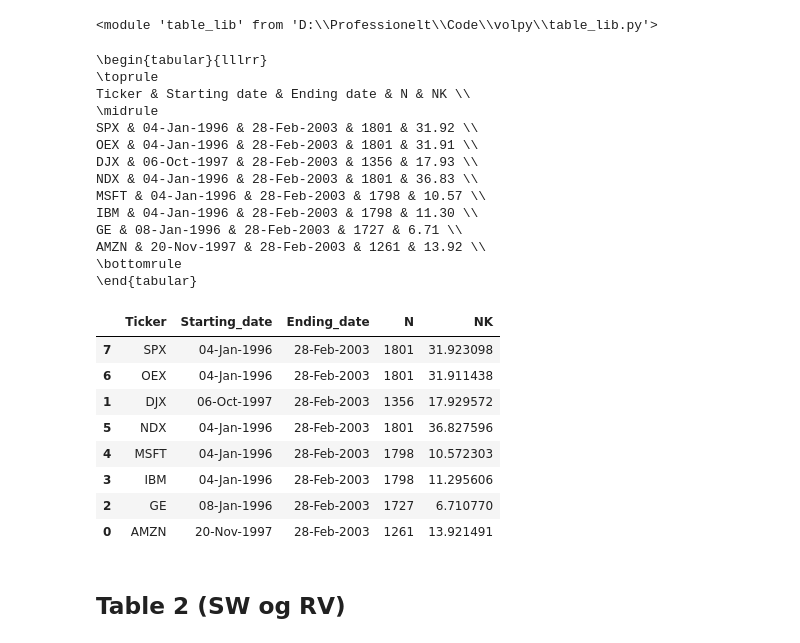
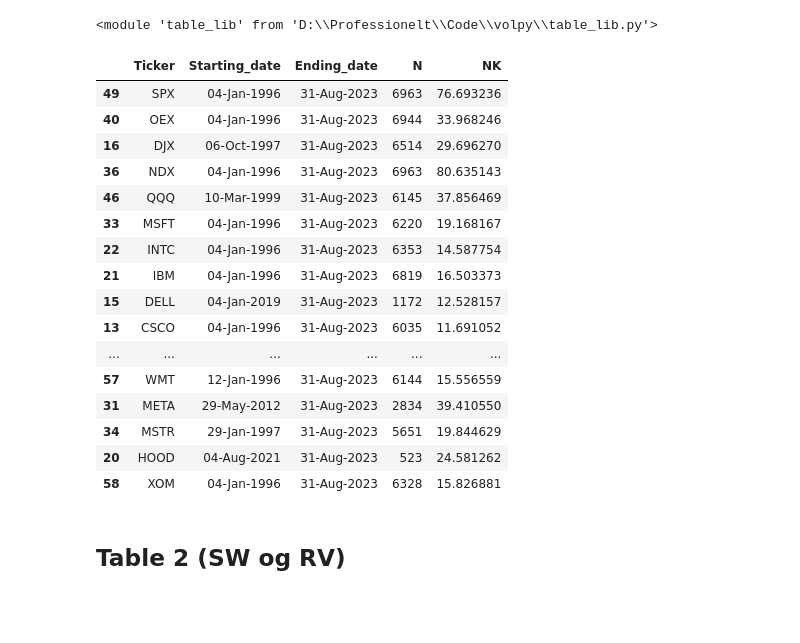
Before and after one commit to MadsHebsgaard/volpy, a Jupyter notebook: main.ipynb, the cells around one changed output. Saved outputs shown, nothing was run; the diff lists cells and outputs as text; code cells hidden in the pictures; blank space fills up the shorter version.

```diff
--- a/main.ipynb
+++ b/main.ipynb
@@ -32,17 +33,15 @@ importlib.reload(table_lib)
 # %%
 # Load data
 profile = "Mads"
-data_folder = "i4s4"
-tickers = None
+data_folder = "US ZOO"   # "i4s4"  ,   "US ZOO"
+tickers = ['SPX', 'OEX', "DJX", "DNX", "GE", "AMZN", "TSLA"] #  None
 # tickers = ["SPX", "OEX", "AMZN"]
 od, FW, ZCY_curves, returns_and_prices = load_clean_lib.load_od_FW_ZCY(profile, data_folder, tickers = tickers)
+first_day = od["date"].min()
+last_day = od["date"].max()
 
 # first_day = pd.to_datetime("1996-01-04")
-# last_day = pd.to_datetime("1997-01-01")
-first_day = pd.to_datetime("1996-01-04")
-# first_day = pd.to_datetime("2002-01-04")
-last_day = pd.to_datetime("2003-02-28")
-# last_day = pd.to_datetime("1996-05-01")
+# last_day = pd.to_datetime("2003-02-28")
 
 # Clean data
 od = load_clean_lib.clean_od(od, first_day = first_day, last_day = last_day)
@@ -92,3 +93,5 @@ summary_dly_df = vp.fill_swap_rates(summary_dly_df, od_rdy, n_points=200)
+# %%
+summary_dly_df = pd.read_csv(f"data/summary_dly_df 2025-03_11_11-44.csv")
 # %% [markdown]
 ## Keep only active days, and take average for table (just overview)
 # %%
@@ -129,6 +121,8 @@ merged_df = summary_dly_df_reset.merge(
 # Optionally, set the index back to ['Date', 'Ticker']
 summary_dly_df = merged_df.set_index(['Date', 'Ticker'])
 summary_dly_df = summary_dly_df.reset_index()
+# %%
+summary_dly_df = summary_dly_df[summary_dly_df["SW"].notna()]
 # %% [markdown]
 ## Table 1 (Aktive dage)
 # %%
@@ -139,31 +133,25 @@ importlib.reload(table_lib)
 <module 'table_lib' from 'D:\\Professionelt\\Code\\volpy\\table_lib.py'>
 # %%
 importlib.reload(table_lib)
-table_lib.CarrWu2009_table_1(summary_dly_df, print_latex = True)
+table_lib.CarrWu2009_table_1(summary_dly_df, print_latex = False)
 # %% [output]
-\begin{tabular}{lllrr}
-\toprule
-Ticker & Starting date & Ending date & N & NK \\
-\midrule
-SPX & 04-Jan-1996 & 28-Feb-2003 & 1801 & 31.92 \\
-OEX & 04-Jan-1996 & 28-Feb-2003 & 1801 & 31.91 \\
-DJX & 06-Oct-1997 & 28-Feb-2003 & 1356 & 17.93 \\
-NDX & 04-Jan-1996 & 28-Feb-2003 & 1801 & 36.83 \\
-MSFT & 04-Jan-1996 & 28-Feb-2003 & 1798 & 10.57 \\
-IBM & 04-Jan-1996 & 28-Feb-2003 & 1798 & 11.30 \\
-GE & 08-Jan-1996 & 28-Feb-2003 & 1727 & 6.71 \\
-AMZN & 20-Nov-1997 & 28-Feb-2003 & 1261 & 13.92 \\
-\bottomrule
-\end{tabular}
 |  | Ticker | Starting_date | Ending_date | N | NK |
-| 7 | SPX | 04-Jan-1996 | 28-Feb-2003 | 1801 | 31.923098 |
-| 6 | OEX | 04-Jan-1996 | 28-Feb-2003 | 1801 | 31.911438 |
-| 1 | DJX | 06-Oct-1997 | 28-Feb-2003 | 1356 | 17.929572 |
-| 5 | NDX | 04-Jan-1996 | 28-Feb-2003 | 1801 | 36.827596 |
-| 4 | MSFT | 04-Jan-1996 | 28-Feb-2003 | 1798 | 10.572303 |
-| 3 | IBM | 04-Jan-1996 | 28-Feb-2003 | 1798 | 11.295606 |
-| 2 | GE | 08-Jan-1996 | 28-Feb-2003 | 1727 | 6.710770 |
-| 0 | AMZN | 20-Nov-1997 | 28-Feb-2003 | 1261 | 13.921491 |
+| 49 | SPX | 04-Jan-1996 | 31-Aug-2023 | 6963 | 76.693236 |
+| 40 | OEX | 04-Jan-1996 | 31-Aug-2023 | 6944 | 33.968246 |
+| 16 | DJX | 06-Oct-1997 | 31-Aug-2023 | 6514 | 29.696270 |
+| 36 | NDX | 04-Jan-1996 | 31-Aug-2023 | 6963 | 80.635143 |
+| 46 | QQQ | 10-Mar-1999 | 31-Aug-2023 | 6145 | 37.856469 |
+| 33 | MSFT | 04-Jan-1996 | 31-Aug-2023 | 6220 | 19.168167 |
+| 22 | INTC | 04-Jan-1996 | 31-Aug-2023 | 6353 | 14.587754 |
+| 21 | IBM | 04-Jan-1996 | 31-Aug-2023 | 6819 | 16.503373 |
+| 15 | DELL | 04-Jan-2019 | 31-Aug-2023 | 1172 | 12.528157 |
+| 13 | CSCO | 04-Jan-1996 | 31-Aug-2023 | 6035 | 11.691052 |
+| ... | ... | ... | ... | ... | ... |
+| 57 | WMT | 12-Jan-1996 | 31-Aug-2023 | 6144 | 15.556559 |
+| 31 | META | 29-May-2012 | 31-Aug-2023 | 2834 | 39.410550 |
+| 34 | MSTR | 29-Jan-1997 | 31-Aug-2023 | 5651 | 19.844629 |
+| 20 | HOOD | 04-Aug-2021 | 31-Aug-2023 | 523 | 24.581262 |
+| 58 | XOM | 04-Jan-1996 | 31-Aug-2023 | 6328 | 15.826881 |
 # %% [markdown]
 ## Table 2 (SW og RV)
 # %%
```
Also changed, not shown: parts of 7 cells of this notebook, 2 other files.
